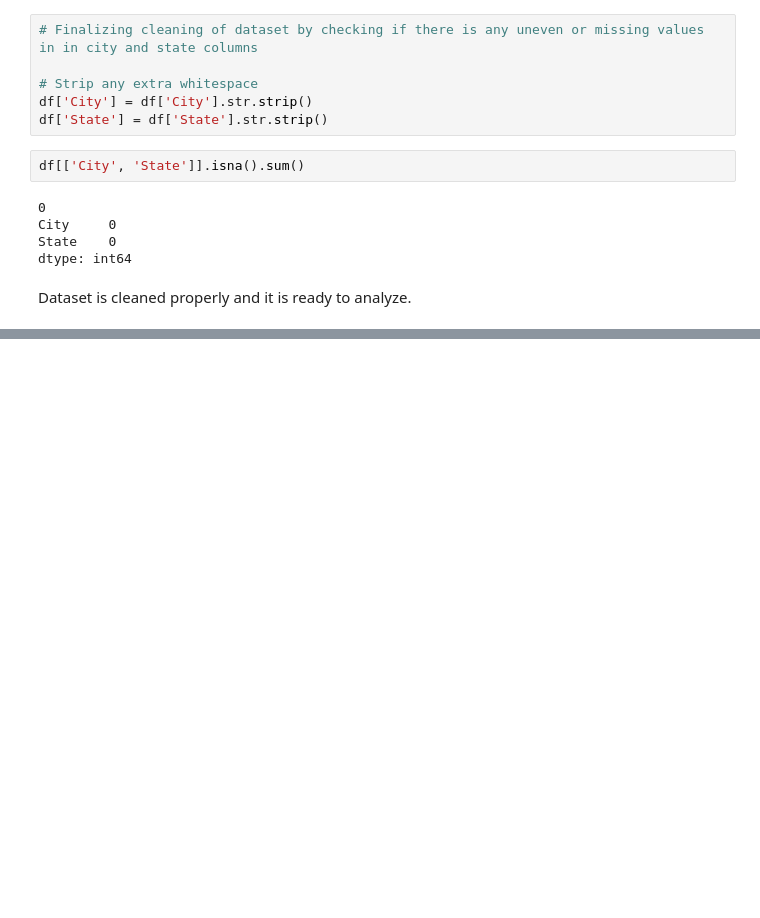
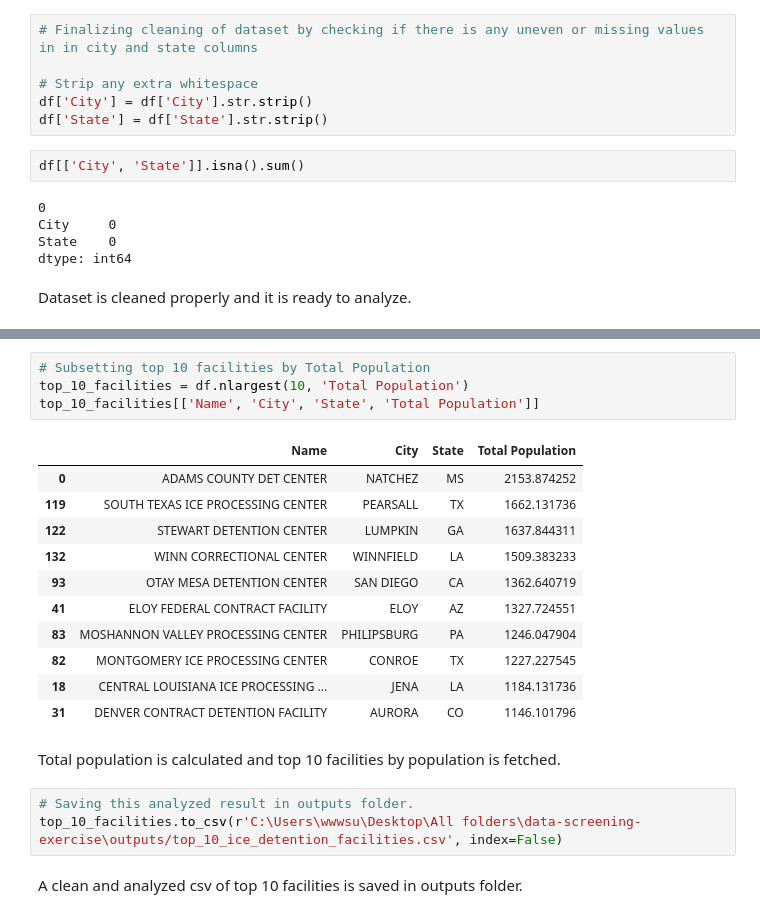
Before and after one commit to Susil4533/data-screening-exercise, a Jupyter notebook: notebook/analysis.ipynb, the cells around one changed output, grey strips where cells are left out. Saved outputs shown, nothing was run; the diff lists cells and outputs as text; blank space fills up the shorter version.

Commit message:
Dataset is analyzed and the result is saved in outputs folder

```diff
--- a/notebook/analysis.ipynb
+++ b/notebook/analysis.ipynb
@@ -206,0 +221,23 @@ Dataset is cleaned properly and it is ready to analyze.
+# %%
+# Subsetting top 10 facilities by Total Population
+top_10_facilities = df.nlargest(10, 'Total Population')
+top_10_facilities[['Name', 'City', 'State', 'Total Population']]
+# %% [output]
+|  | Name | City | State | Total Population |
+| 0 | ADAMS COUNTY DET CENTER | NATCHEZ | MS | 2153.874252 |
+| 119 | SOUTH TEXAS ICE PROCESSING CENTER | PEARSALL | TX | 1662.131736 |
+| 122 | STEWART DETENTION CENTER | LUMPKIN | GA | 1637.844311 |
+| 132 | WINN CORRECTIONAL CENTER | WINNFIELD | LA | 1509.383233 |
+| 93 | OTAY MESA DETENTION CENTER | SAN DIEGO | CA | 1362.640719 |
+| 41 | ELOY FEDERAL CONTRACT FACILITY | ELOY | AZ | 1327.724551 |
+| 83 | MOSHANNON VALLEY PROCESSING CENTER | PHILIPSBURG | PA | 1246.047904 |
+| 82 | MONTGOMERY ICE PROCESSING CENTER | CONROE | TX | 1227.227545 |
+| 18 | CENTRAL LOUISIANA ICE PROCESSING ... | JENA | LA | 1184.131736 |
+| 31 | DENVER CONTRACT DETENTION FACILITY | AURORA | CO | 1146.101796 |
+# %% [markdown]
+Total population is calculated and top 10 facilities by population is fetched.
+# %%
+# Saving this analyzed result in outputs folder.
+top_10_facilities.to_csv(r'C:\Users\wwwsu\Desktop\All folders\data-screening-exercise\outputs/top_10_ice_detention_facilities.csv', index=False)
+# %% [markdown]
+A clean and analyzed csv of top 10 facilities is saved in outputs folder.
```
Also changed, not shown: parts of 3 cells of this notebook, 1 other file.
